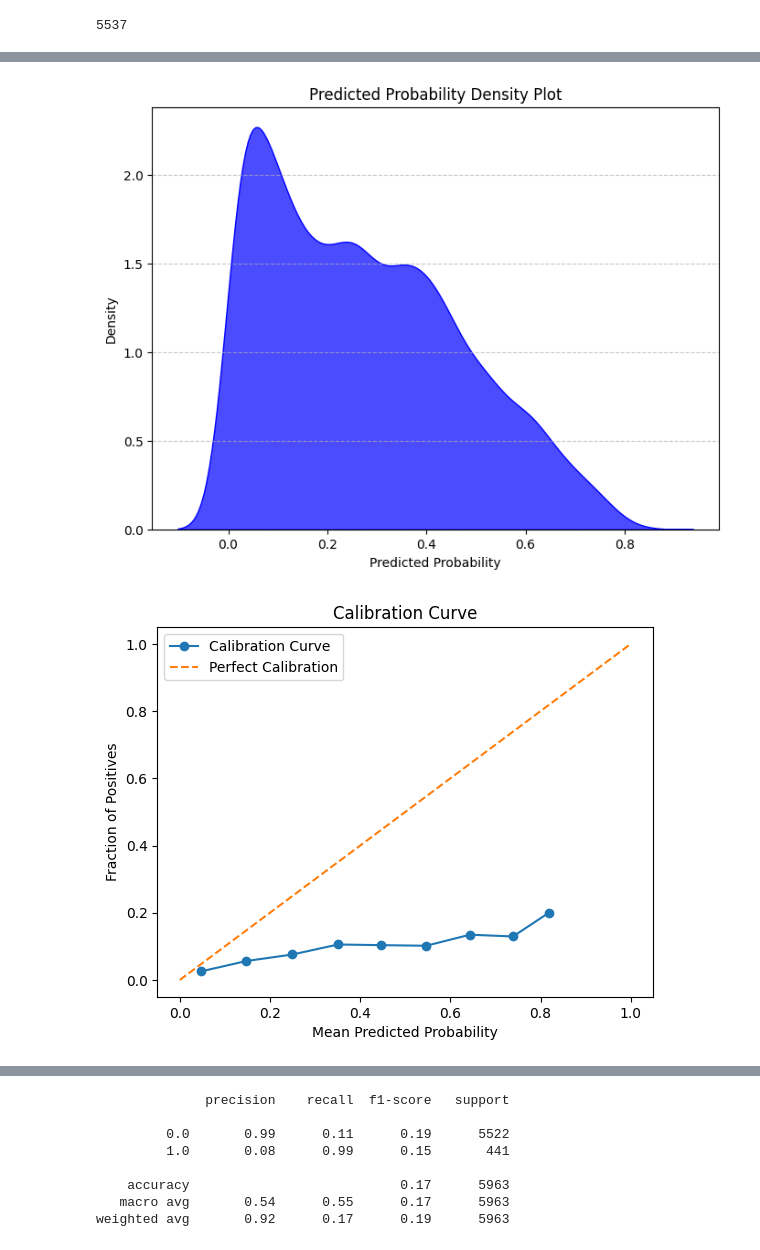
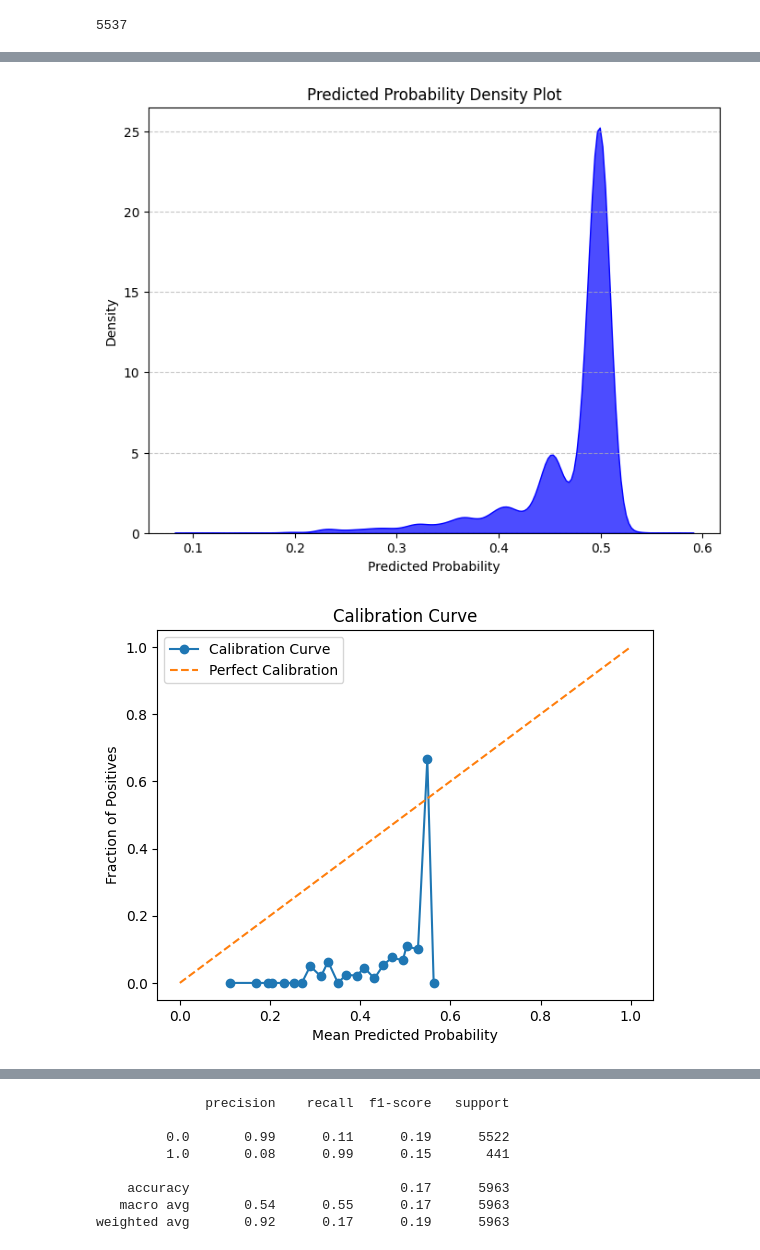
Before and after one commit to Mehranmzn/CL_prediction, a Jupyter notebook: notebooks/data_exploration.ipynb, the cells around one changed output, grey strips where cells are left out. Drawn from its saved outputs; the diff is of its cells as text; code cells hidden in the pictures.

Commit message:
testing all models

```diff
--- a/notebooks/data_exploration.ipynb
+++ b/notebooks/data_exploration.ipynb
@@ -12,2 +20,10 @@ df = pd.merge(credit, customers, on=['client_nr', 'yearmonth'], how='outer')  #
 # %%
 df.drop(columns=['Unnamed: 0_y',  'Unnamed: 0_x'], inplace=True)
+# %%
+sns.set(style="whitegrid")
+# Plot the distribution of the target variable
+sns.countplot(data=df, x='credit_application')
+plt.title('Distribution of Credit Application')
+plt.xlabel('Credit Application')
+plt.ylabel('Count')
+plt.show()
@@ -180,20 +300,20 @@ def add_lagged_and_statistical_features(data, group_col, features):
             data[f'{feature}_lag_{lag}'] = data.groupby(group_col)[feature].shift(lag)
 
     # Min, Max, Mean, and Std for the previous 2, 3, 4, 5, 6 months
-    for window_size in range(2, 7):
-        for feature in features:
-            data[f'{feature}_min_last_{window_size}'] = data.groupby(group_col)[feature].transform(
-                lambda x: x.shift().rolling(window=window_size, min_periods=1).min()
-            )
-            data[f'{feature}_max_last_{window_size}'] = data.groupby(group_col)[feature].transform(
-                lambda x: x.shift().rolling(window=window_size, min_periods=1).max()
-            )
-            data[f'{feature}_mean_last_{window_size}'] = data.groupby(group_col)[feature].transform(
-                lambda x: x.shift().rolling(window=window_size, min_periods=1).mean()
-            )
-            data[f'{feature}_std_last_{window_size}'] = data.groupby(group_col)[feature].transform(
-                lambda x: x.shift().rolling(window=window_size, min_periods=1).std()
-            )
+    # for window_size in range(2, 7):
+    #     for feature in features:
+    #         data[f'{feature}_min_last_{window_size}'] = data.groupby(group_col)[feature].transform(
+    #             lambda x: x.shift().rolling(window=window_size, min_periods=1).min()
+    #         )
+    #         data[f'{feature}_max_last_{window_size}'] = data.groupby(group_col)[feature].transform(
+    #             lambda x: x.shift().rolling(window=window_size, min_periods=1).max()
+    #         )
+    #         data[f'{feature}_mean_last_{window_size}'] = data.groupby(group_col)[feature].transform(
+    #             lambda x: x.shift().rolling(window=window_size, min_periods=1).mean()
+    #         )
+    #         data[f'{feature}_std_last_{window_size}'] = data.groupby(group_col)[feature].transform(
+    #             lambda x: x.shift().rolling(window=window_size, min_periods=1).std()
+    #         )
 
     # Handle missing values with backward fill and median replacement
     data = data.groupby(group_col).apply(lambda group: group.fillna(method='bfill'))
@@ -203,10 +323,10 @@ def add_lagged_and_statistical_features(data, group_col, features):
     return data
 
 features = ['nr_debit_trx', 'nr_credit_trx', 'volume_debit_trx', 'volume_credit_trx', 'min_balance',
-            'max_balance', 'CRG', 'total_nr_trx', 'min_balance', 'max_balance']
+            'max_balance', 'CRG', 'total_nr_trx', 'min_balance', 'max_balance', 'nr_credit_applications']
 
 processed_data = add_lagged_and_statistical_features(
-    data=df,
+    data=processed_data,
     group_col='client_nr',
     features=features
 )
@@ -258,6 +378,6 @@ df.isna().sum().sum()
 # %% [output]
 5537
 # %%
-processed_data.drop(columns=['nr_credit_applications'], inplace=True)
+processed_data.drop(columns=['nr_credit_applications', 'total_nr_trx'], inplace=True)
 # %%
 df.drop(columns=['nr_credit_applications'], inplace=True)
@@ -340,22 +608,23 @@ AttributeError: 'GridSearchCV' object has no attribute 'best_estimator_'
 # %%
 import seaborn as sns
 
+model = best_models['AdaBoost']
 y_pred_proba = model.predict_proba(X_test)[:, 1]
 # Plot density of predicted probabilities
 plt.figure(figsize=(8, 6))
 sns.kdeplot(y_pred_proba, fill=True, color='blue', alpha=0.7)
 plt.title('Predicted Probability Density Plot')
 plt.xlabel('Predicted Probability')
 plt.ylabel('Density')
 plt.grid(axis='y', linestyle='--', alpha=0.7)
 plt.show()
 # %% [output]
-[figure, old version]
+[figure, new version]
 # %%
 from sklearn.calibration import calibration_curve
 import matplotlib.pyplot as plt
 
-prob_true, prob_pred = calibration_curve(y_test, y_pred_proba, n_bins=10)
+prob_true, prob_pred = calibration_curve(y_test, y_pred_proba, n_bins=50)
 
 plt.plot(prob_pred, prob_true, marker='o', label='Calibration Curve')
 plt.plot([0, 1], [0, 1], linestyle='--', label='Perfect Calibration')
@@ -365,4 +634,4 @@ plt.legend()
 plt.title('Calibration Curve')
 plt.show()
 # %% [output]
-[figure, old version]
+[figure, new version]
```
Also changed, not shown: parts of 33 cells of this notebook, 24 other files.
